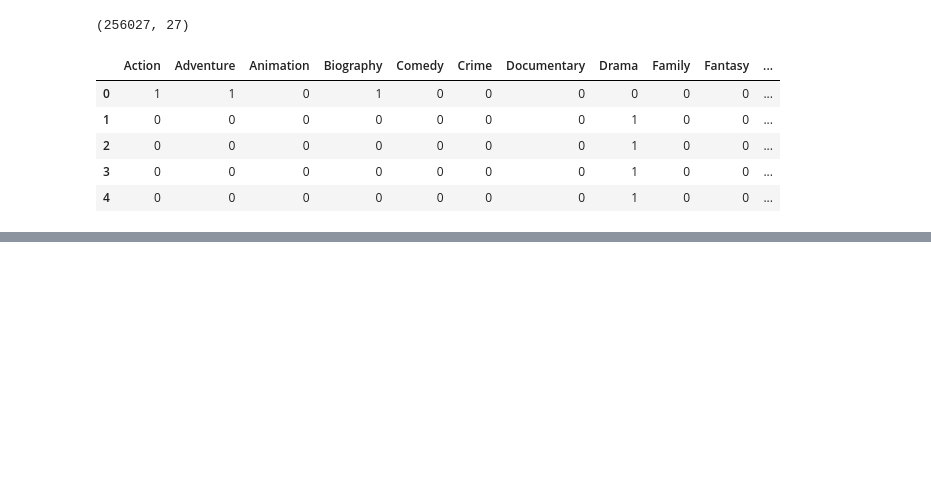
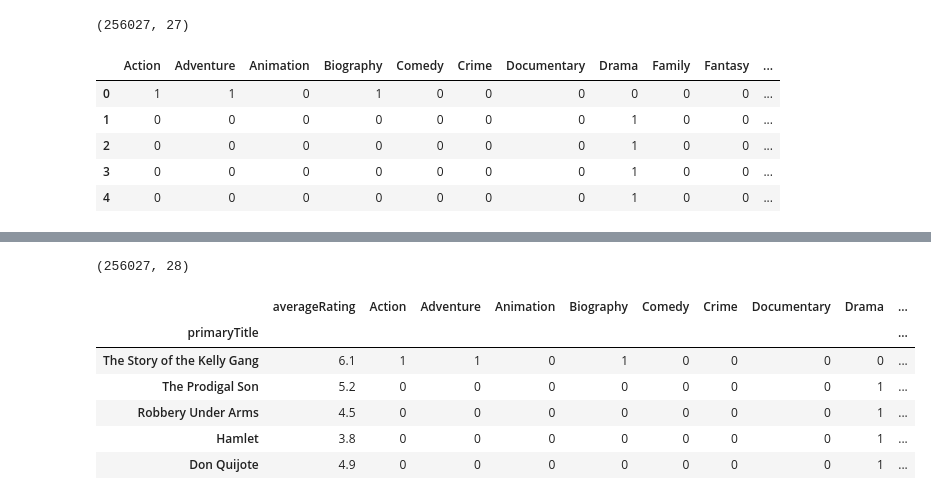
Before and after one commit to deepayogesh/projectG, a Jupyter notebook: Tom/g-mvs_K-Means_ML_Model_v2.ipynb, the cells around one changed output, grey strips where cells are left out. Saved outputs shown, nothing was run; the diff lists cells and outputs as text; code cells hidden in the pictures; blank space fills up the shorter version.

```diff
--- a/Tom/g-mvs_K-Means_ML_Model_v2.ipynb
+++ b/Tom/g-mvs_K-Means_ML_Model_v2.ipynb
@@ -157,3 +168,19 @@ movies_df.loc[(movies_df['primaryTitle'] == "Toy Story")]
 # %% [output]
 |  | tconst | titleType | primaryTitle | originalTitle | isAdult | startYear | endYear | runtimeMinutes | genres | ... |
 | 60233 | tt0114709 | movie | Toy Story | Toy Story | 0 | 1995 | \N | 81 | Adventure,Animation,Comedy | ... |
+# %%
+# Integrate 'averageRating' into X DataFrame with 'primaryTitle' as new Index
+Z = pd.merge(movies_df[['primaryTitle', 'averageRating']], X, how='outer', left_index=True, right_index=True)
+Z.set_index('primaryTitle', inplace=True)
+
+print(Z.shape)
+Z.head()
+# %% [output]
+(256027, 28)
+|  | averageRating | Action | Adventure | Animation | Biography | Comedy | Crime | Documentary | Drama | ... |
+| primaryTitle |  |  |  |  |  |  |  |  |  | ... |
+| The Story of the Kelly Gang | 6.1 | 1 | 1 | 0 | 1 | 0 | 0 | 0 | 0 | ... |
+| The Prodigal Son | 5.2 | 0 | 0 | 0 | 0 | 0 | 0 | 0 | 1 | ... |
+| Robbery Under Arms | 4.5 | 0 | 0 | 0 | 0 | 0 | 0 | 0 | 1 | ... |
+| Hamlet | 3.8 | 0 | 0 | 0 | 0 | 0 | 0 | 0 | 1 | ... |
+| Don Quijote | 4.9 | 0 | 0 | 0 | 0 | 0 | 0 | 0 | 1 | ... |
```
Also changed, not shown: parts of 8 cells of this notebook.
